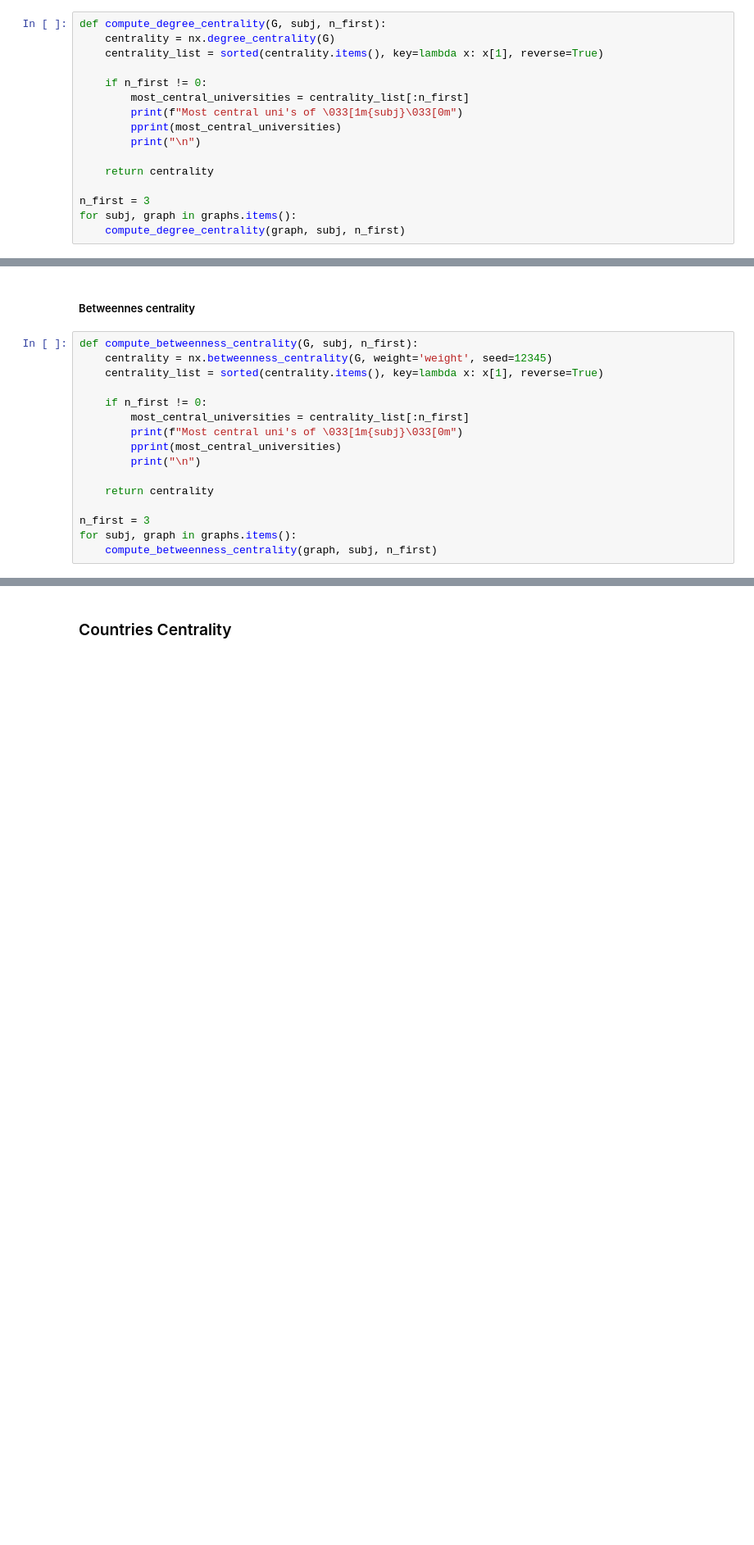
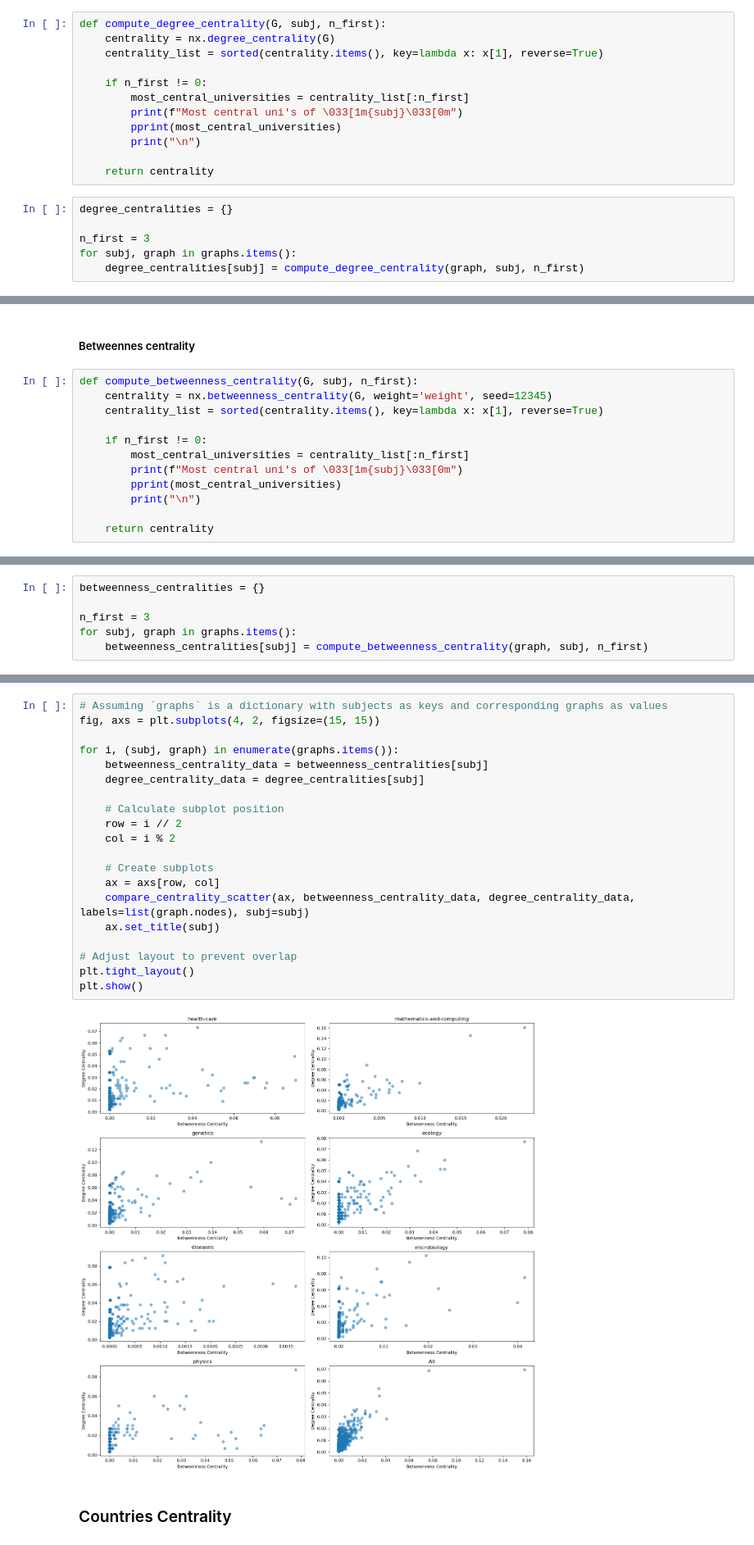
Before and after one commit to florian-comte/dtu-socialgraphs2023-project, a Jupyter notebook: project.ipynb, the cells around one changed output, grey strips where cells are left out. Shown at 82% size. Drawn from its saved outputs; the diff is of its cells as text; blank space fills up the shorter version.

```diff
--- a/project.ipynb
+++ b/project.ipynb
@@ -832,7 +970,9 @@ def compute_degree_centrality(G, subj, n_first):
         print("\n")
 
     return centrality
-
-n_first = 3
-for subj, graph in graphs.items():
-    compute_degree_centrality(graph, subj, n_first)
+# %%
+degree_centralities = {}
+
+n_first = 3
+for subj, graph in graphs.items():
+    degree_centralities[subj] = compute_degree_centrality(graph, subj, n_first)
@@ -850,7 +1008,3 @@ def compute_betweenness_centrality(G, subj, n_first):
         print("\n")
 
     return centrality
-
-n_first = 3
-for subj, graph in graphs.items():
-    compute_betweenness_centrality(graph, subj, n_first)
@@ -856,0 +1029,6 @@ for subj, graph in graphs.items():
+# %%
+betweenness_centralities = {}
+
+n_first = 3
+for subj, graph in graphs.items():
+    betweenness_centralities[subj] = compute_betweenness_centrality(graph, subj, n_first)
@@ -857,3 +1045,25 @@ for subj, graph in graphs.items():
+# %%
+# Assuming `graphs` is a dictionary with subjects as keys and corresponding graphs as values
+fig, axs = plt.subplots(4, 2, figsize=(15, 15))
+
+for i, (subj, graph) in enumerate(graphs.items()):
+    betweenness_centrality_data = betweenness_centralities[subj]
+    degree_centrality_data = degree_centralities[subj]
+
+    # Calculate subplot position
+    row = i // 2
+    col = i % 2
+
+    # Create subplots
+    ax = axs[row, col]
+    compare_centrality_scatter(ax, betweenness_centrality_data, degree_centrality_data, labels=list(graph.nodes), subj=subj)
+    ax.set_title(subj)
+
+# Adjust layout to prevent overlap
+plt.tight_layout()
+plt.show()
+# %% [output]
+[figure, added]
 # %% [markdown]
 ### Countries Centrality
 # %% [markdown]
```
Also changed, not shown: parts of 26 cells of this notebook.
